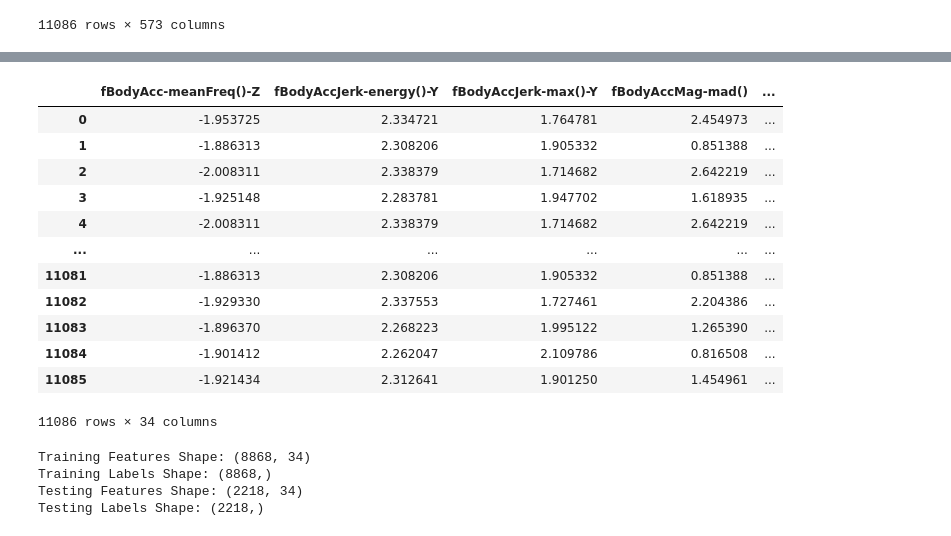
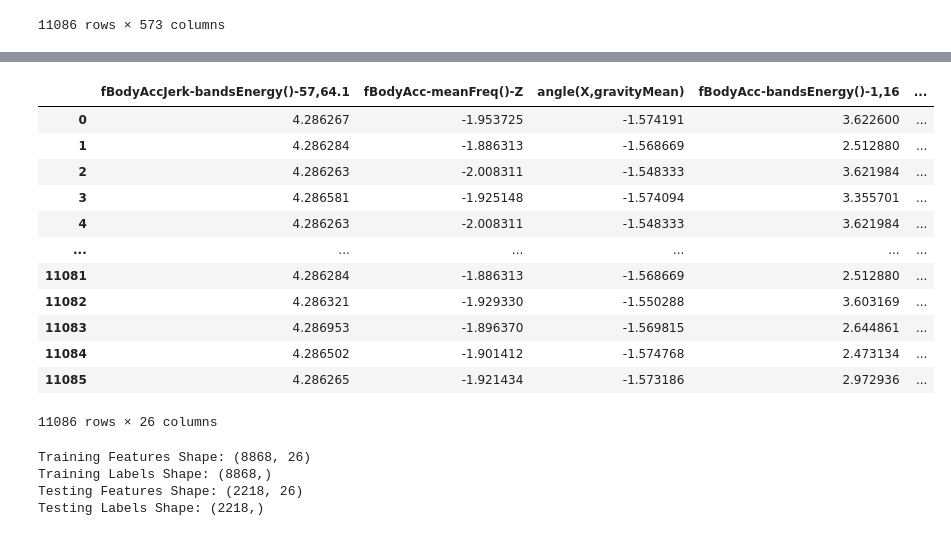
Before and after one commit to blejson/Hackathon, a Jupyter notebook: XGB_final.ipynb, the cells around one changed output, grey strips where cells are left out. Cells and saved outputs as stored; diff of their text form; code cells hidden in the pictures.

```diff
--- a/XGB_final.ipynb
+++ b/XGB_final.ipynb
@@ -37,10 +37,10 @@ del df["Unnamed: 0"]
 cor_matrix = df.corr().abs()
 
 # Drop highest correlated columns
-#upper_tri = cor_matrix.where(np.triu(np.ones(cor_matrix.shape),k=1).astype(np.bool))
-#to_drop = [column for column in upper_tri.columns if any(upper_tri[column] > 0.8)]
-#df_analysis = df.drop(df[to_drop], axis=1)
-df_analysis = df
+upper_tri = cor_matrix.where(np.triu(np.ones(cor_matrix.shape),k=1).astype(np.bool))
+to_drop = [column for column in upper_tri.columns if any(upper_tri[column] > 0.8)]
+df1 = df.drop(df[to_drop], axis=1)
+df_analysis = df1
 # %%
 display(df_analysis)
 # %% [output]
@@ -60,38 +60,31 @@ display(df_analysis)
-# %%
-# Divide dataframe into values and labels
-Y_labels = df_analysis['Activity']
-X_values = df_analysis[['fBodyAcc-meanFreq()-Z', 'fBodyAccJerk-energy()-Y', 'fBodyAccJerk-max()-Y',
-                        'fBodyAccMag-mad()', 'tGravityAcc-min()-X', 'fBodyAccJerk-std()-Y',
-                        'tBodyGyroJerk-mad()-X', 'fBodyGyro-bandsEnergy()-41,48', 'tBodyAcc-iqr()-X',
-                        'fBodyAccJerk-bandsEnergy()-33,40.2', 'tGravityAcc-mean()-X', 'fBodyAccMag-std()',
-                        'fBodyAccJerk-bandsEnergy()-1,24.2', 'fBodyAccJerk-mad()-Y', 'angle(X,gravityMean)',
-                        'tBodyAccJerk-std()-Y', 'angle(Y,gravityMean)', 'tBodyAcc-max()-X',
-                        'fBodyAccJerk-meanFreq()-Z', 'fBodyAcc-max()-X', 'fBodyAcc-maxInds-X',
-                        'tBodyAcc-std()-X', 'tGravityAcc-max()-Y', 'tBodyAccMag-mad()',
-                        'tGravityAcc-energy()-X', 'tBodyGyro-max()-X', 'tBodyAcc-mad()-X',
-                        'tBodyAcc-energy()-X', 'fBodyAcc-max()-Z', 'tBodyAcc-energy()-Y',
-                        'tBodyAccMag-max()', 'fBodyGyro-max()-Z', 'fBodyAccJerk-bandsEnergy()-17,32.2',
-                        'tGravityAcc-arCoeff()-X,2']]
-# Wersja z 157 labelami
-#X_values = df_analysis.loc[:, df_analysis.columns != 'Activity']
-
-# Save columns names
-variables = list(X_values.columns.values)
-display(X_values)
-# %% [output]
-|  | fBodyAcc-meanFreq()-Z | fBodyAccJerk-energy()-Y | fBodyAccJerk-max()-Y | fBodyAccMag-mad() | ... |
-| 0 | -1.953725 | 2.334721 | 1.764781 | 2.454973 | ... |
-| 1 | -1.886313 | 2.308206 | 1.905332 | 0.851388 | ... |
-| 2 | -2.008311 | 2.338379 | 1.714682 | 2.642219 | ... |
-| 3 | -1.925148 | 2.283781 | 1.947702 | 1.618935 | ... |
-| 4 | -2.008311 | 2.338379 | 1.714682 | 2.642219 | ... |
-| ... | ... | ... | ... | ... | ... |
-| 11081 | -1.886313 | 2.308206 | 1.905332 | 0.851388 | ... |
-| 11082 | -1.929330 | 2.337553 | 1.727461 | 2.204386 | ... |
-| 11083 | -1.896370 | 2.268223 | 1.995122 | 1.265390 | ... |
-| 11084 | -1.901412 | 2.262047 | 2.109786 | 0.816508 | ... |
-| 11085 | -1.921434 | 2.312641 | 1.901250 | 1.454961 | ... |
-11086 rows × 34 columns
+# %%
+# Divide dataframe into values and labels sets
+Y_labels = df_analysis['Activity']
+X_values = df_analysis[['fBodyAccJerk-bandsEnergy()-57,64.1', 'fBodyAcc-meanFreq()-Z',
+                        'angle(X,gravityMean)', 'fBodyAcc-bandsEnergy()-1,16', 'fBodyGyro-min()-X',
+                        'tBodyAccMag-arCoeff()1', 'fBodyGyro-maxInds-X', 'fBodyAcc-maxInds-X',
+                        'fBodyAcc-bandsEnergy()-17,24', 'fBodyAccMag-maxInds', 'angle(Y,gravityMean)',
+                        'fBodyAccJerk-meanFreq()-Z', 'fBodyAcc-bandsEnergy()-9,16', 'tBodyGyroMag-entropy()',
+                        'fBodyAcc-bandsEnergy()-1,16.2', 'fBodyAcc-min()-Y', 'fBodyGyro-maxInds-Z',
+                        'tBodyGyro-entropy()-X', 'fBodyBodyGyroJerkMag-maxInds', 'tBodyAcc-correlation()-X,Y',
+                        'tBodyGyro-correlation()-Y,Z', 'fBodyAcc-maxInds-Z', 'fBodyAccJerk-min()-X',
+                        'tGravityAcc-arCoeff()-X,1', 'tGravityAcc-arCoeff()-Z,1', 'fBodyAcc-bandsEnergy()-1,16.1']]
+
+display(X_values)
+# %% [output]
+|  | fBodyAccJerk-bandsEnergy()-57,64.1 | fBodyAcc-meanFreq()-Z | angle(X,gravityMean) | fBodyAcc-bandsEnergy()-1,16 | ... |
+| 0 | 4.286267 | -1.953725 | -1.574191 | 3.622600 | ... |
+| 1 | 4.286284 | -1.886313 | -1.568669 | 2.512880 | ... |
+| 2 | 4.286263 | -2.008311 | -1.548333 | 3.621984 | ... |
+| 3 | 4.286581 | -1.925148 | -1.574094 | 3.355701 | ... |
+| 4 | 4.286263 | -2.008311 | -1.548333 | 3.621984 | ... |
+| ... | ... | ... | ... | ... | ... |
+| 11081 | 4.286284 | -1.886313 | -1.568669 | 2.512880 | ... |
+| 11082 | 4.286321 | -1.929330 | -1.550288 | 3.603169 | ... |
+| 11083 | 4.286953 | -1.896370 | -1.569815 | 2.644861 | ... |
+| 11084 | 4.286502 | -1.901412 | -1.574768 | 2.473134 | ... |
+| 11085 | 4.286265 | -1.921434 | -1.573186 | 2.972936 | ... |
+11086 rows × 26 columns
 # %%
 # Standardising the data
 # Center to the mean and component wise scale to unit variance
@@ -111,8 +102,8 @@ print('Training Labels Shape:', Y_train.shape)
 print('Testing Features Shape:', X_test.shape)
 print('Testing Labels Shape:', Y_test.shape)
 # %% [output]
-Training Features Shape: (8868, 34)
+Training Features Shape: (8868, 26)
 Training Labels Shape: (8868,)
-Testing Features Shape: (2218, 34)
+Testing Features Shape: (2218, 26)
 Testing Labels Shape: (2218,)
 # %%
```
Also changed, not shown: parts of 13 cells of this notebook.
